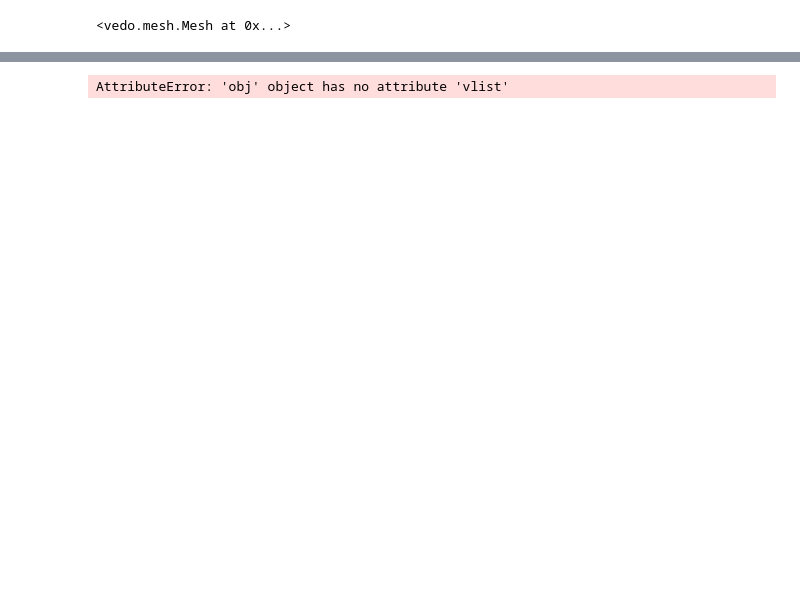
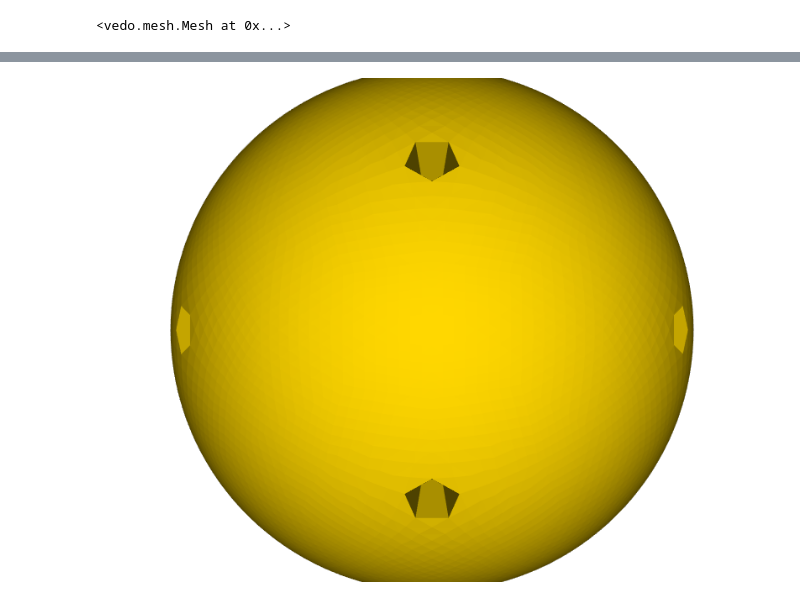
Before and after one commit to Igor-Roberto-Alves/Comp-graph, a Jupyter notebook: aaaa.ipynb, the cells around one changed output, grey strips where cells are left out. Drawn from its saved outputs; the diff is of its cells as text; code cells hidden in the pictures; blank space fills up the shorter version.

```diff
--- a/aaaa.ipynb
+++ b/aaaa.ipynb
@@ -202,4 +155,8 @@ KeyboardInterrupt:
 # %%
-print(len(icosaedro.vlist))
+from vedo import Mesh, show
+mesh = Mesh("zz.obj")
+
+
+show(mesh)
 # %% [output]
-AttributeError: 'obj' object has no attribute 'vlist'
+[figure, added]
```
Also changed, not shown: parts of 8 cells of this notebook, 21 other files.
